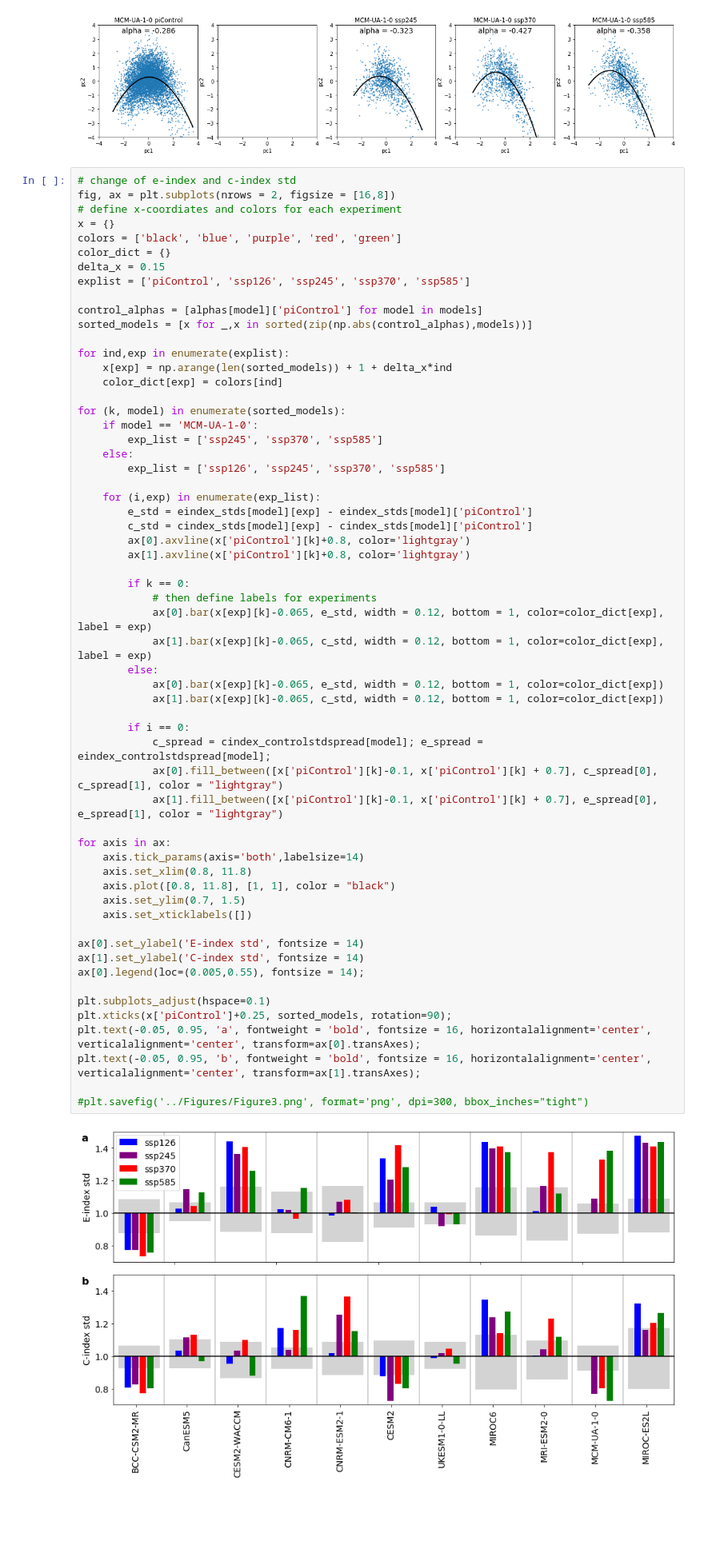
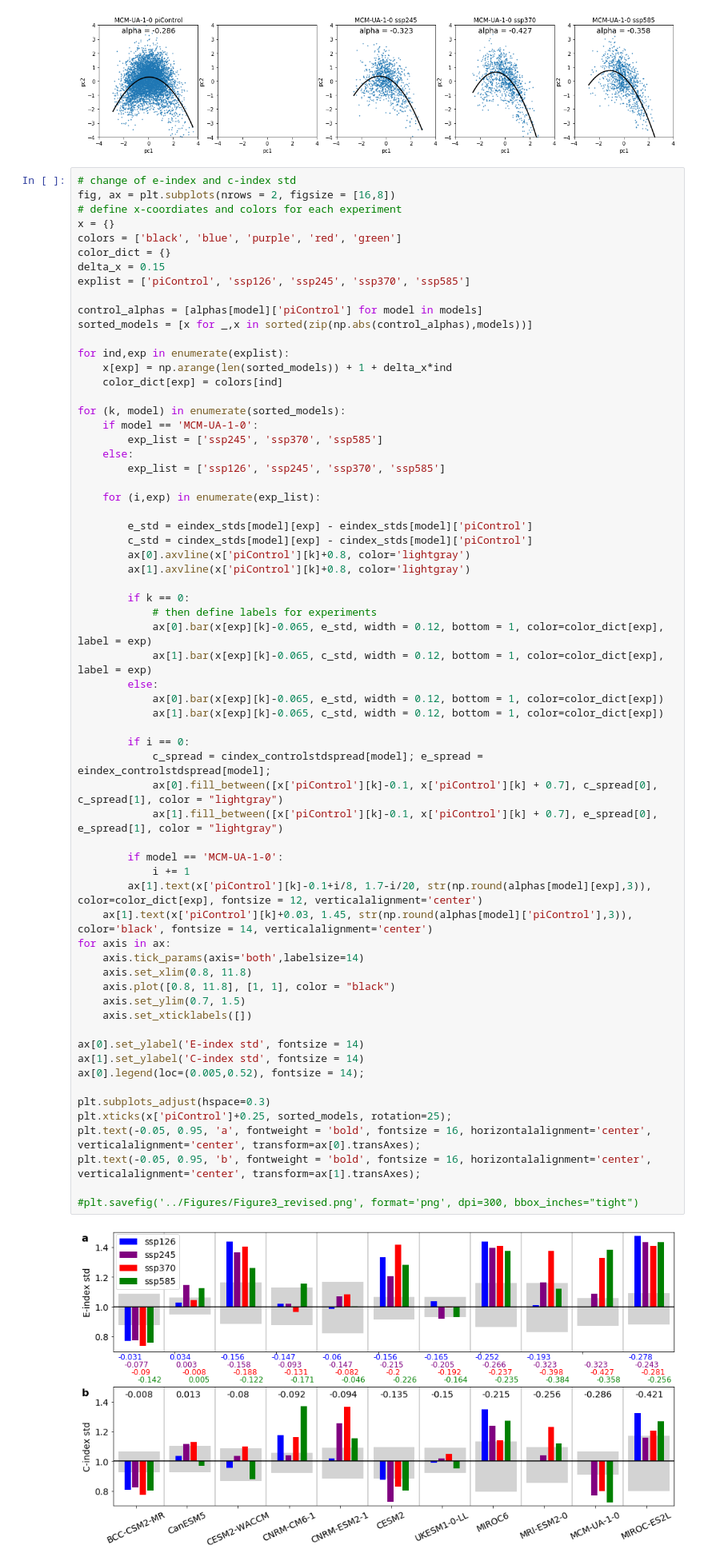
Before and after one commit to Hegebf/enso_paper, a Jupyter notebook: notebooks/enso_diversity.ipynb, the cells around one changed output. Shown at 80% size. Cells and saved outputs as stored; diff of their text form; blank space fills up the shorter version.

Commit message:
revised figure 2 and 3

```diff
--- a/notebooks/enso_diversity.ipynb
+++ b/notebooks/enso_diversity.ipynb
@@ -632,43 +632,48 @@ for (k, model) in enumerate(sorted_models):
         exp_list = ['ssp126', 'ssp245', 'ssp370', 'ssp585']
 
     for (i,exp) in enumerate(exp_list):
+
         e_std = eindex_stds[model][exp] - eindex_stds[model]['piControl']
         c_std = cindex_stds[model][exp] - cindex_stds[model]['piControl']
         ax[0].axvline(x['piControl'][k]+0.8, color='lightgray')
         ax[1].axvline(x['piControl'][k]+0.8, color='lightgray')
 
         if k == 0:
             # then define labels for experiments
             ax[0].bar(x[exp][k]-0.065, e_std, width = 0.12, bottom = 1, color=color_dict[exp], label = exp)
             ax[1].bar(x[exp][k]-0.065, c_std, width = 0.12, bottom = 1, color=color_dict[exp], label = exp)
         else:
             ax[0].bar(x[exp][k]-0.065, e_std, width = 0.12, bottom = 1, color=color_dict[exp])
             ax[1].bar(x[exp][k]-0.065, c_std, width = 0.12, bottom = 1, color=color_dict[exp])
 
         if i == 0:
             c_spread = cindex_controlstdspread[model]; e_spread = eindex_controlstdspread[model];
             ax[0].fill_between([x['piControl'][k]-0.1, x['piControl'][k] + 0.7], c_spread[0], c_spread[1], color = "lightgray")
             ax[1].fill_between([x['piControl'][k]-0.1, x['piControl'][k] + 0.7], e_spread[0], e_spread[1], color = "lightgray")
 
+        if model == 'MCM-UA-1-0':
+            i += 1
+        ax[1].text(x['piControl'][k]-0.1+i/8, 1.7-i/20, str(np.round(alphas[model][exp],3)), color=color_dict[exp], fontsize = 12, verticalalignment='center')
+    ax[1].text(x['piControl'][k]+0.03, 1.45, str(np.round(alphas[model]['piControl'],3)), color='black', fontsize = 14, verticalalignment='center')
 for axis in ax:
     axis.tick_params(axis='both',labelsize=14)
     axis.set_xlim(0.8, 11.8)
     axis.plot([0.8, 11.8], [1, 1], color = "black")
     axis.set_ylim(0.7, 1.5)
     axis.set_xticklabels([])
 
 ax[0].set_ylabel('E-index std', fontsize = 14)
 ax[1].set_ylabel('C-index std', fontsize = 14)
-ax[0].legend(loc=(0.005,0.55), fontsize = 14);
+ax[0].legend(loc=(0.005,0.52), fontsize = 14);
 
-plt.subplots_adjust(hspace=0.1)
-plt.xticks(x['piControl']+0.25, sorted_models, rotation=90);
+plt.subplots_adjust(hspace=0.3)
+plt.xticks(x['piControl']+0.25, sorted_models, rotation=25);
 plt.text(-0.05, 0.95, 'a', fontweight = 'bold', fontsize = 16, horizontalalignment='center', verticalalignment='center', transform=ax[0].transAxes);
 plt.text(-0.05, 0.95, 'b', fontweight = 'bold', fontsize = 16, horizontalalignment='center', verticalalignment='center', transform=ax[1].transAxes);
 
-#plt.savefig('../Figures/Figure3.png', format='png', dpi=300, bbox_inches="tight")
+#plt.savefig('../Figures/Figure3_revised.png', format='png', dpi=300, bbox_inches="tight")
 # %% [output]
-[figure, old version]
+[figure, new version]
 # %%
 # create figure similar to figure 1 to study change of alphas:
 fig, ax = plt.subplots(figsize = [16,5])
```
Also changed, not shown: parts of 3 cells of this notebook, 3 other files.
